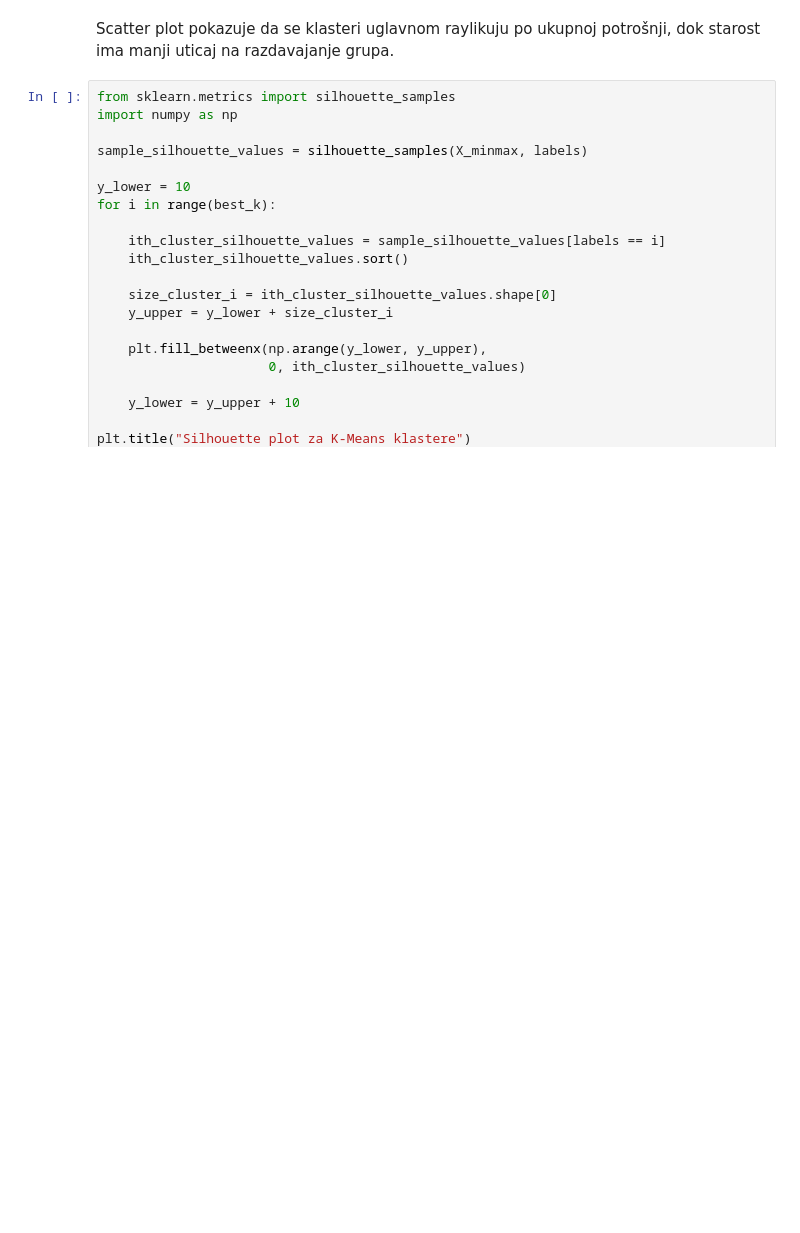
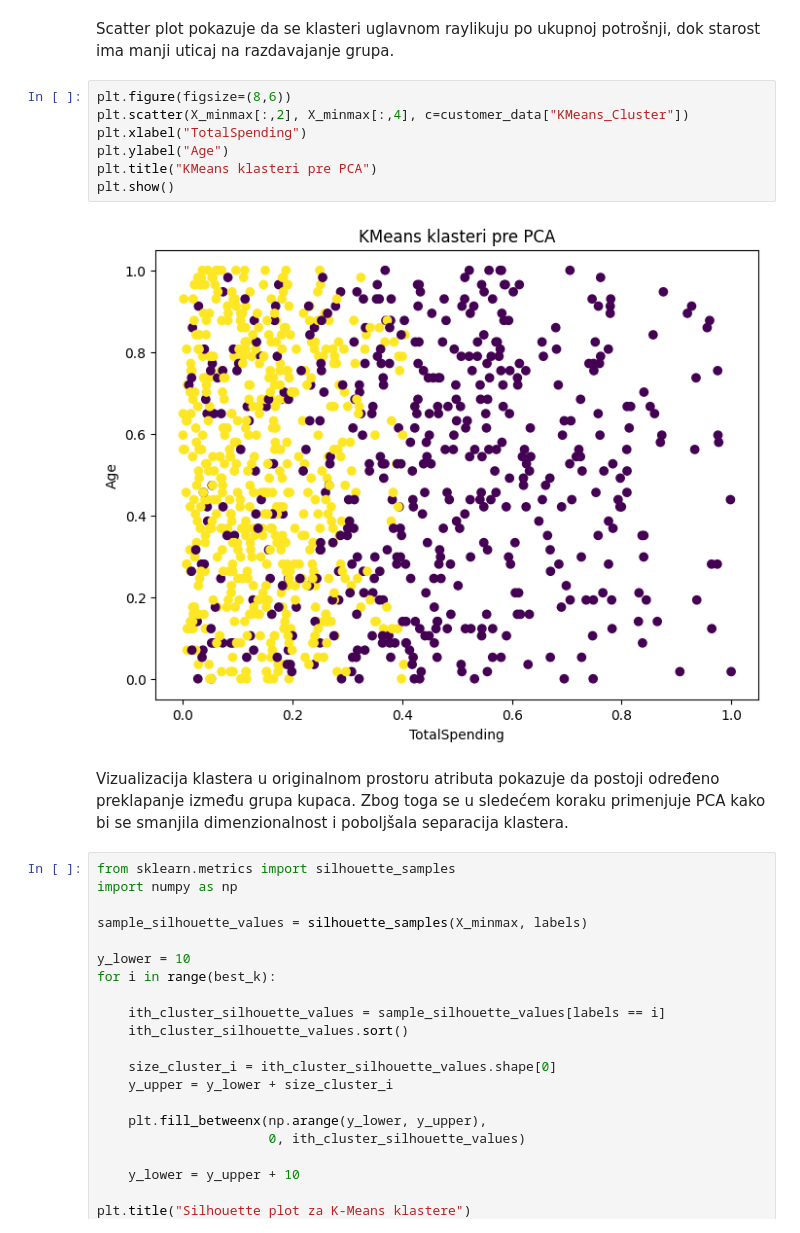
Before and after one commit to MarijaVidovic/MasinkoUcenjeDrugiProjekt, a Jupyter notebook: Online Retail & E-Commerce Dataset.ipynb, the cells around one changed output. Drawn from its saved outputs; the diff is of its cells as text; blank space fills up the shorter version.

```diff
--- a/Online Retail & E-Commerce Dataset.ipynb
+++ b/Online Retail & E-Commerce Dataset.ipynb
@@ -717,6 +719,17 @@ plt.show()
 [figure]
 # %% [markdown]
 Scatter plot pokazuje da se klasteri uglavnom raylikuju po ukupnoj potrošnji, dok starost ima manji uticaj na razdavajanje grupa.
+# %%
+plt.figure(figsize=(8,6))
+plt.scatter(X_minmax[:,2], X_minmax[:,4], c=customer_data["KMeans_Cluster"])
+plt.xlabel("TotalSpending")
+plt.ylabel("Age")
+plt.title("KMeans klasteri pre PCA")
+plt.show()
+# %% [output]
+[figure, added]
+# %% [markdown]
+Vizualizacija klastera u originalnom prostoru atributa pokazuje da postoji određeno preklapanje između grupa kupaca. Zbog toga se u sledećem koraku primenjuje PCA kako bi se smanjila dimenzionalnost i poboljšala separacija klastera.
 # %%
 from sklearn.metrics import silhouette_samples
 import numpy as np
```
Also changed, not shown: parts of 39 cells of this notebook.
